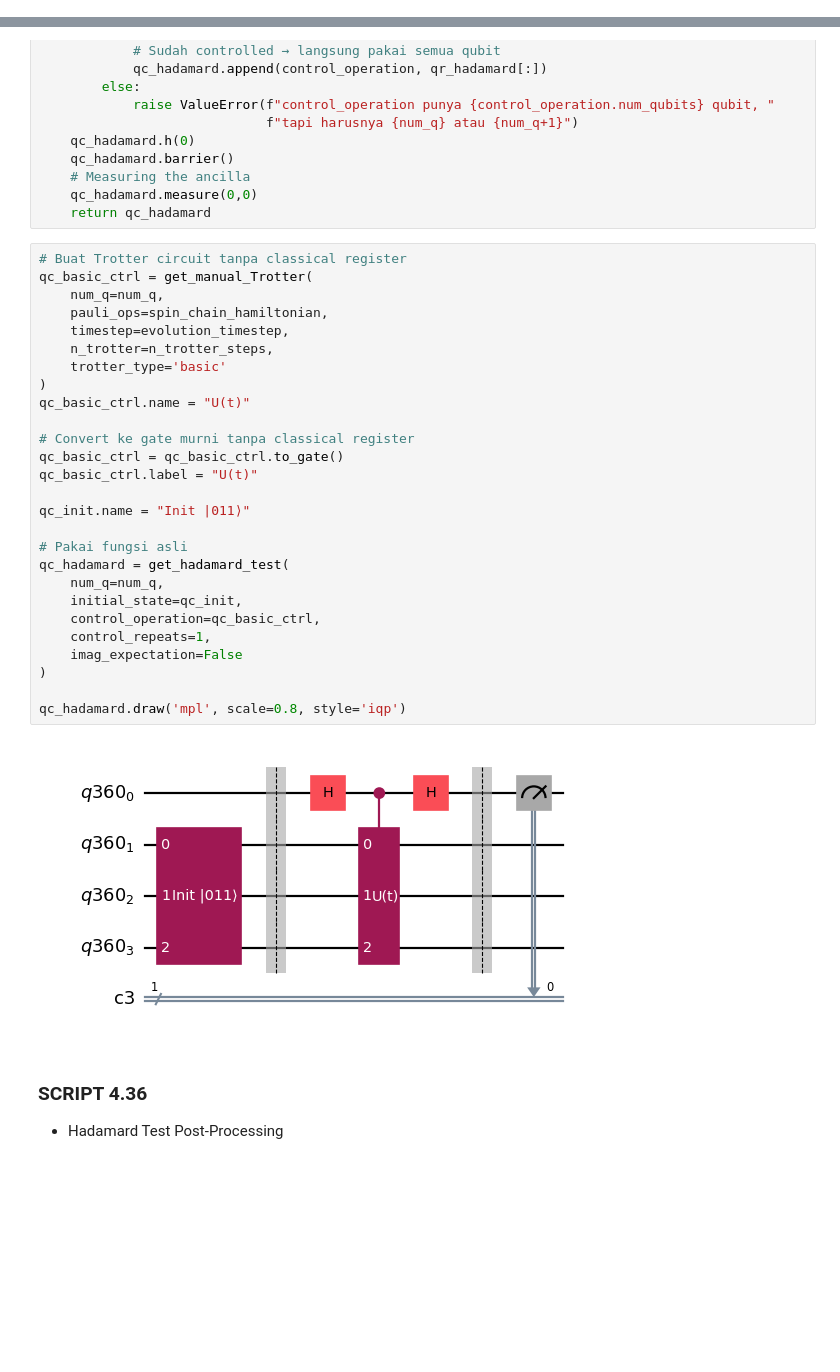
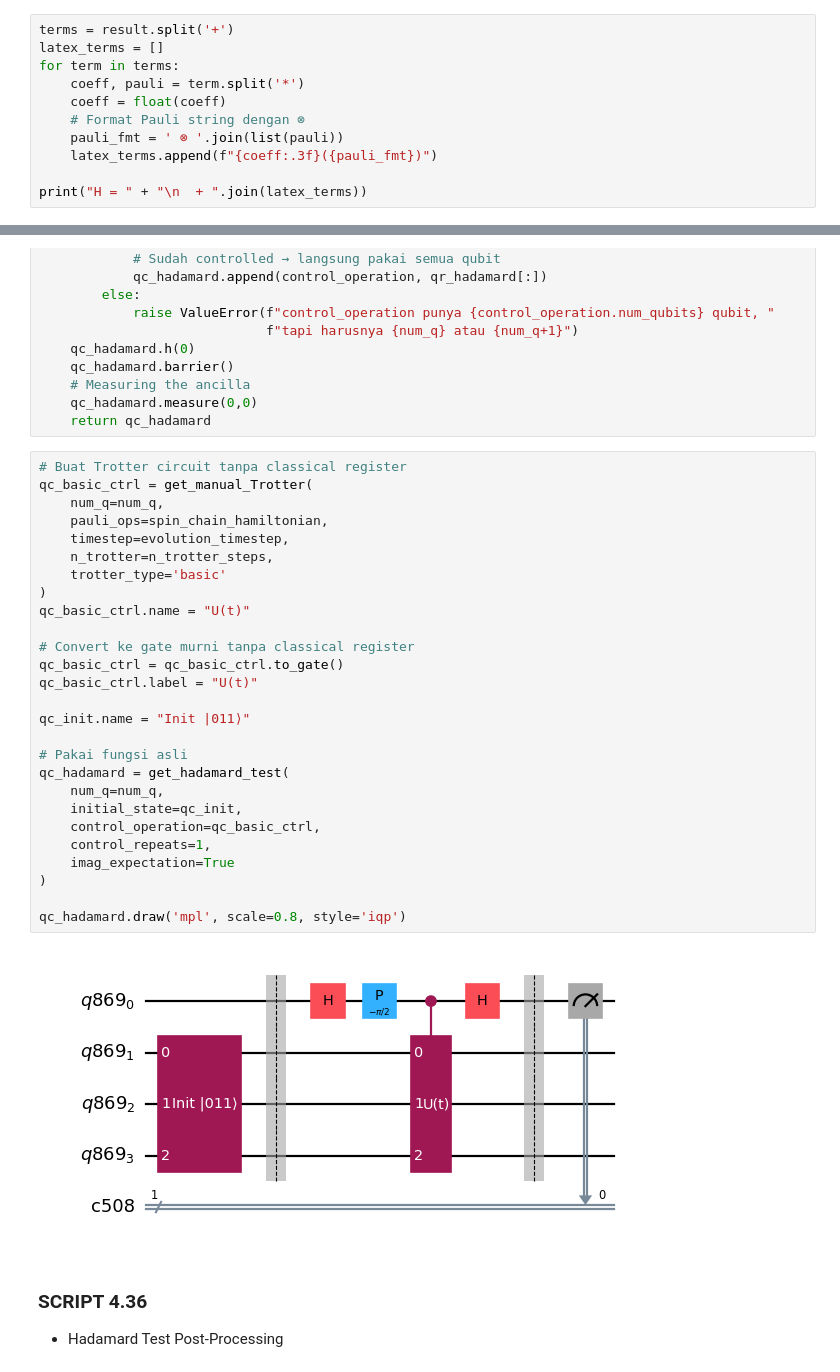
Before and after one commit to xavierralynne-star/Quantum-Computing, a Jupyter notebook: Quantum_Chemistry_4.ipynb, the cells around one changed output, grey strips where cells are left out. Saved outputs shown, nothing was run; the diff lists cells and outputs as text; blank space fills up the shorter version.

```diff
--- a/Quantum_Chemistry_4.ipynb
+++ b/Quantum_Chemistry_4.ipynb
@@ -426,3 +389,14 @@ def decompose(Ham_arr, tol=10):
             output_string += '+' # Add a plus sign for the next term!
 
     return output_string[:-1] # To ignore that extra plus sign
+# %%
+terms = result.split('+')
+latex_terms = []
+for term in terms:
+    coeff, pauli = term.split('*')
+    coeff = float(coeff)
+    # Format Pauli string dengan ⊗
+    pauli_fmt = ' ⊗ '.join(list(pauli))
+    latex_terms.append(f"{coeff:.3f}({pauli_fmt})")
+
+print("H = " + "\n  + ".join(latex_terms))
@@ -1208,32 +1199,32 @@ def get_hadamard_test(num_q, initial_state, control_operation,
 # %%
 # Buat Trotter circuit tanpa classical register
 qc_basic_ctrl = get_manual_Trotter(
     num_q=num_q,
     pauli_ops=spin_chain_hamiltonian,
     timestep=evolution_timestep,
     n_trotter=n_trotter_steps,
     trotter_type='basic'
 )
 qc_basic_ctrl.name = "U(t)"
 
 # Convert ke gate murni tanpa classical register
 qc_basic_ctrl = qc_basic_ctrl.to_gate()
 qc_basic_ctrl.label = "U(t)"
 
 qc_init.name = "Init |011⟩"
 
 # Pakai fungsi asli
 qc_hadamard = get_hadamard_test(
     num_q=num_q,
     initial_state=qc_init,
     control_operation=qc_basic_ctrl,
     control_repeats=1,
-    imag_expectation=False
+    imag_expectation=True
 )
 
 qc_hadamard.draw('mpl', scale=0.8, style='iqp')
 # %% [output]
-[figure, old version]
+[figure, new version]
 # %% [markdown]
 ### SCRIPT 4.36 ###
 - Hadamard Test Post-Processing
```
Also changed, not shown: parts of 24 cells of this notebook, 18 other files.
